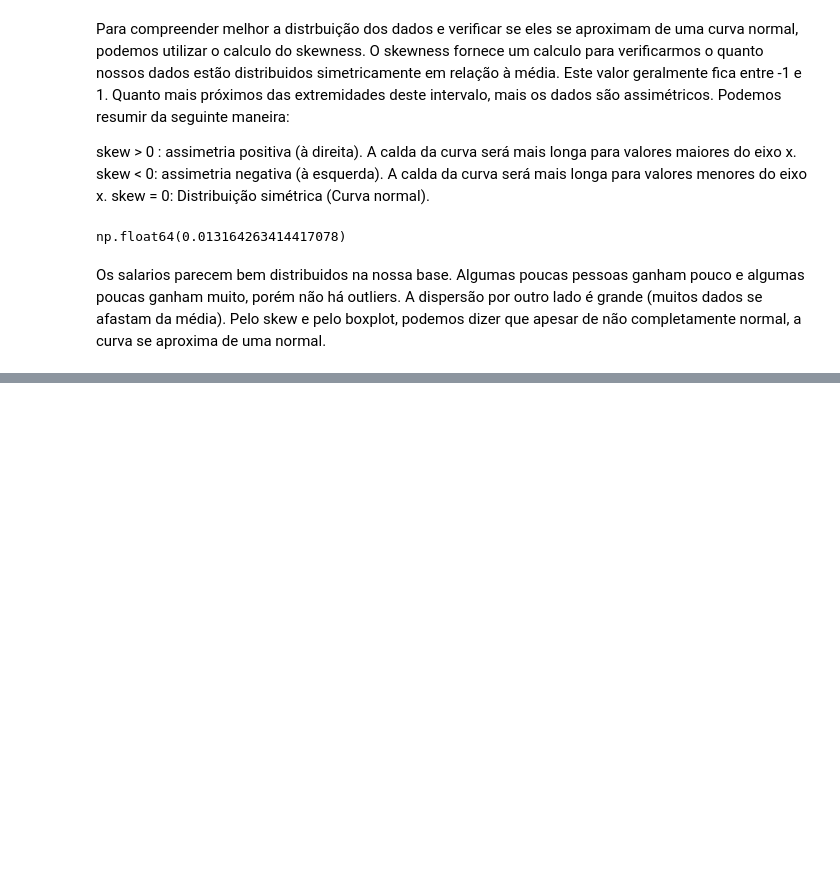
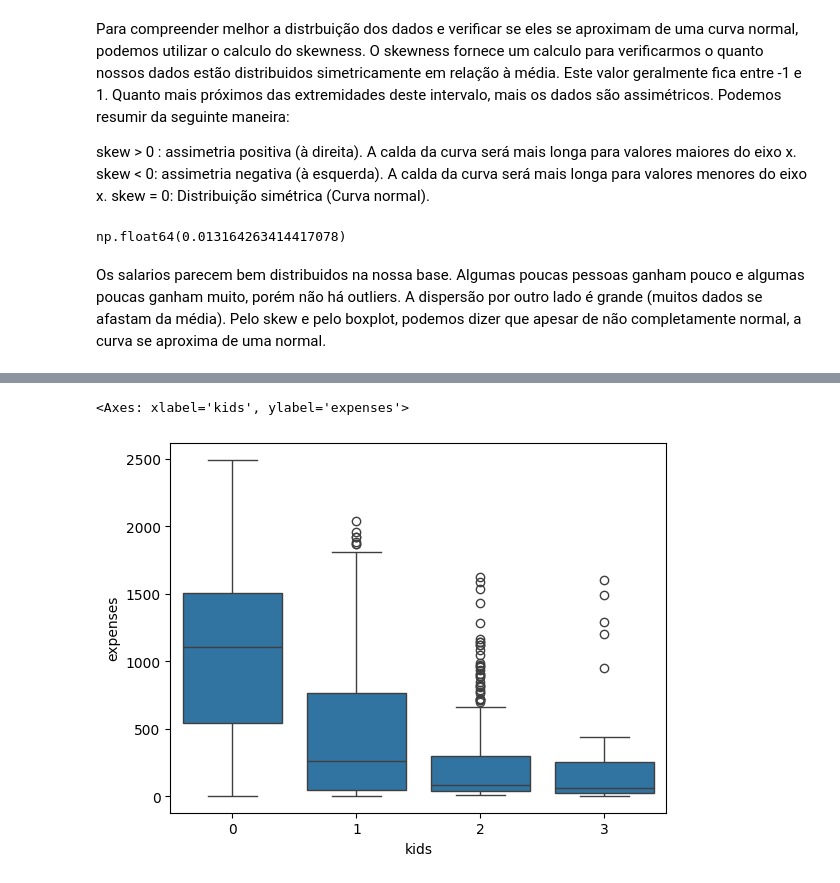
Before and after one commit to naticost/estatistica_descritiva, a Jupyter notebook: atividade.ipynb, the cells around one changed output, grey strips where cells are left out. Saved outputs shown, nothing was run; the diff lists cells and outputs as text; code cells hidden in the pictures; blank space fills up the shorter version.

```diff
--- a/atividade.ipynb
+++ b/atividade.ipynb
@@ -256,0 +318,5 @@ Pelo skew e pelo boxplot, podemos dizer que apesar de não completamente normal,
+# %%
+sns.boxplot(x='kids', y='expenses', data=df)
+# %% [output]
+<Axes: xlabel='kids', ylabel='expenses'>
+[figure, added]
```
Also changed, not shown: parts of 17 cells of this notebook.
